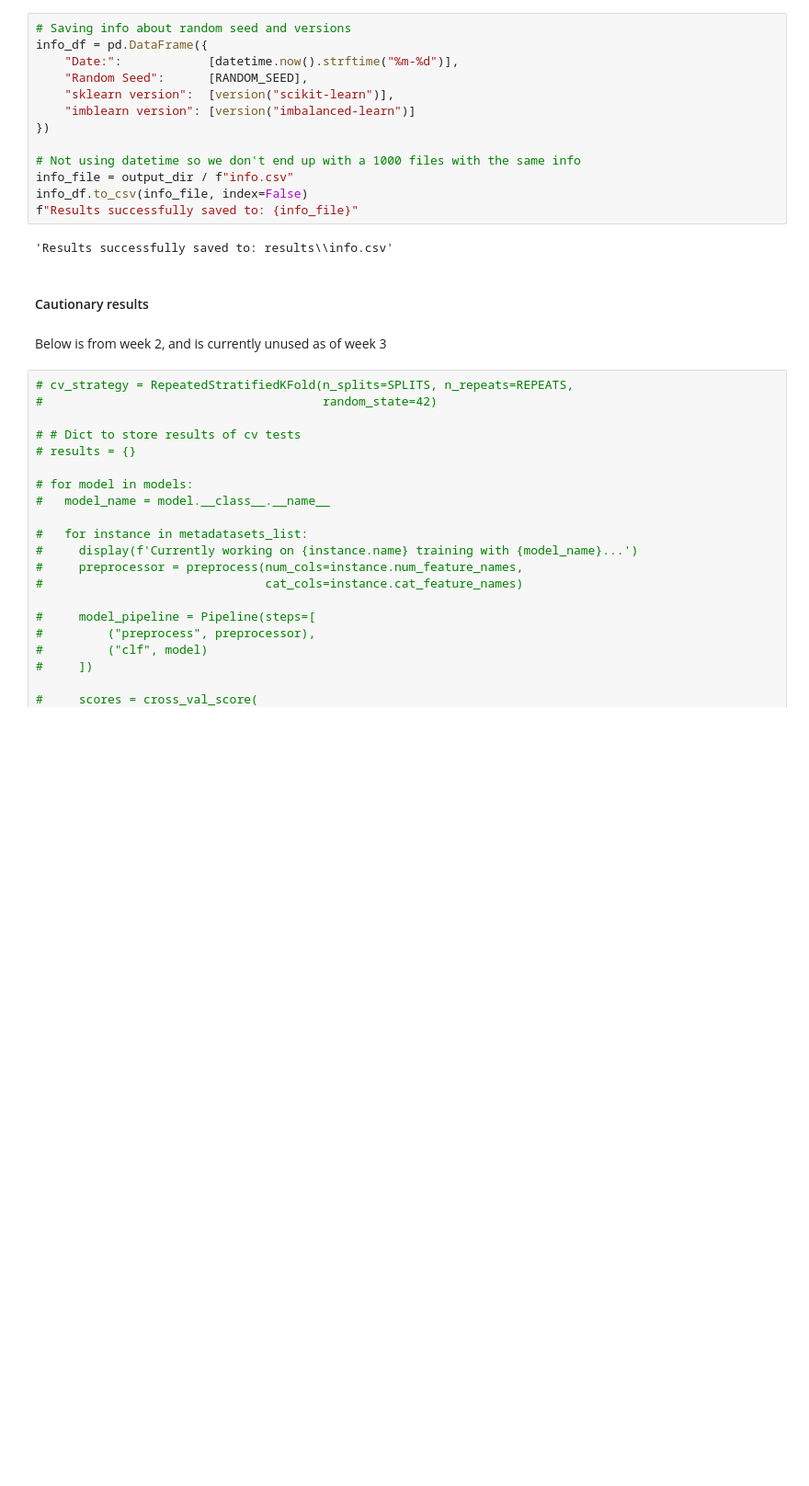
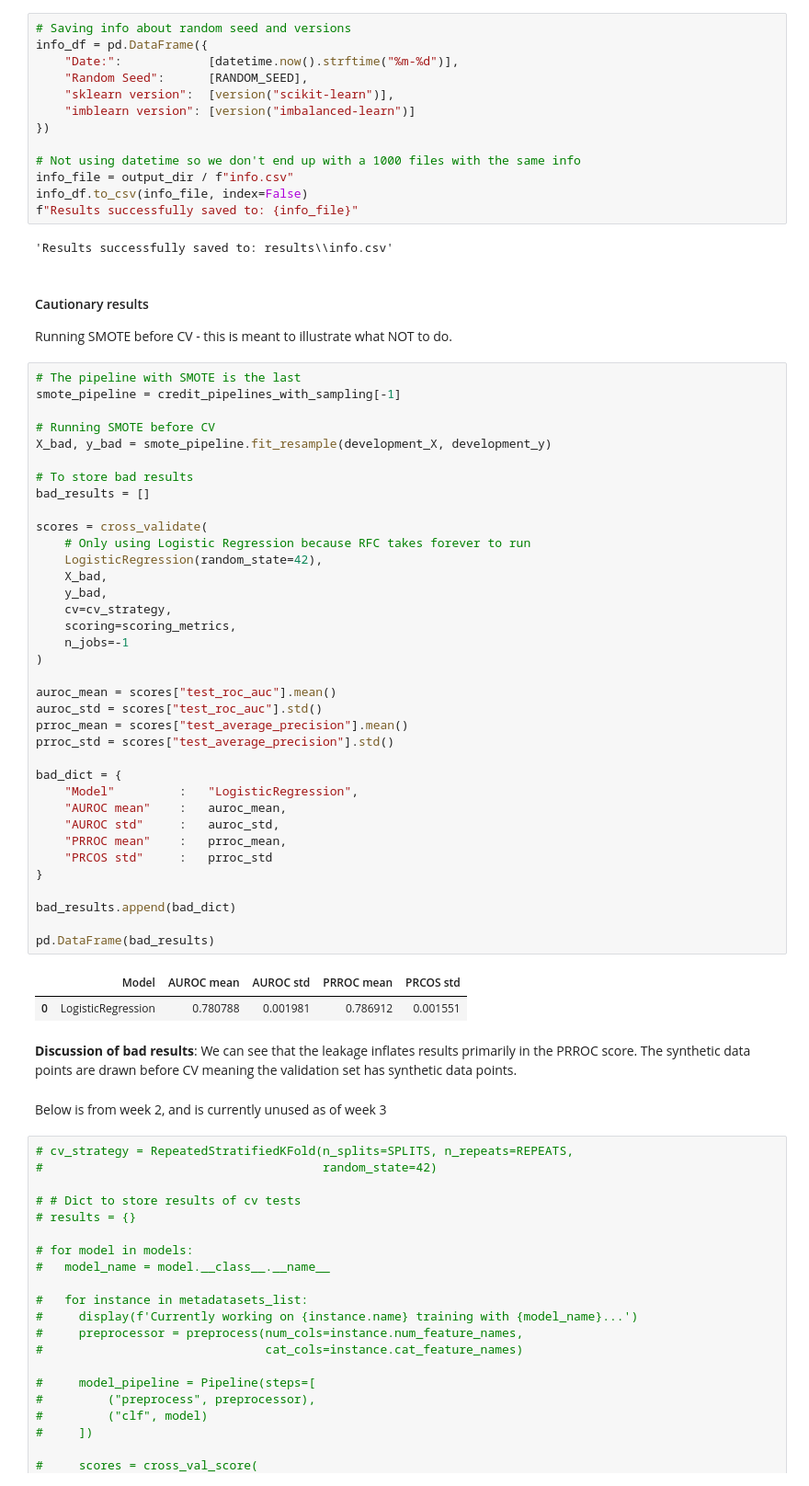
Before and after one commit to DebraBeat/Synthetic-Data-Analysis, a Jupyter notebook: Can_Synthetic_Data_Replace_Real_Data.ipynb, the cells around one changed output. Shown at 92% size. Saved outputs shown, nothing was run; the diff lists cells and outputs as text; blank space fills up the shorter version.

Commit message:
Added data leakage example.

```diff
--- a/Can_Synthetic_Data_Replace_Real_Data.ipynb
+++ b/Can_Synthetic_Data_Replace_Real_Data.ipynb
@@ -690,8 +690,50 @@ info_df.to_csv(info_file, index=False)
 f"Results successfully saved to: {info_file}"
 # %% [output]
 'Results successfully saved to: results\\info.csv'
-# %% [markdown]
-#### Cautionary results
+# %% [markdown]
+#### Cautionary results
+Running SMOTE before CV - this is meant to illustrate what NOT to do.
+# %%
+# The pipeline with SMOTE is the last
+smote_pipeline = credit_pipelines_with_sampling[-1]
+
+# Running SMOTE before CV
+X_bad, y_bad = smote_pipeline.fit_resample(development_X, development_y)
+
+# To store bad results
+bad_results = []
+
+scores = cross_validate(
+    # Only using Logistic Regression because RFC takes forever to run
+    LogisticRegression(random_state=42),
+    X_bad,
+    y_bad,
+    cv=cv_strategy,
+    scoring=scoring_metrics,
+    n_jobs=-1
+)
+
+auroc_mean = scores["test_roc_auc"].mean()
+auroc_std = scores["test_roc_auc"].std()
+prroc_mean = scores["test_average_precision"].mean()
+prroc_std = scores["test_average_precision"].std()
+
+bad_dict = {
+    "Model"         :   "LogisticRegression",
+    "AUROC mean"    :   auroc_mean,
+    "AUROC std"     :   auroc_std,
+    "PRROC mean"    :   prroc_mean,
+    "PRCOS std"     :   prroc_std
+}
+
+bad_results.append(bad_dict)
+
+pd.DataFrame(bad_results)
+# %% [output]
+|  | Model | AUROC mean | AUROC std | PRROC mean | PRCOS std |
+| 0 | LogisticRegression | 0.780788 | 0.001981 | 0.786912 | 0.001551 |
+# %% [markdown]
+**Discussion of bad results**: We can see that the leakage inflates results primarily in the PRROC score. The synthetic data points are drawn before CV meaning the validation set has synthetic data points.
 # %% [markdown]
 Below is from week 2, and is currently unused as of week 3
 # %%
```
